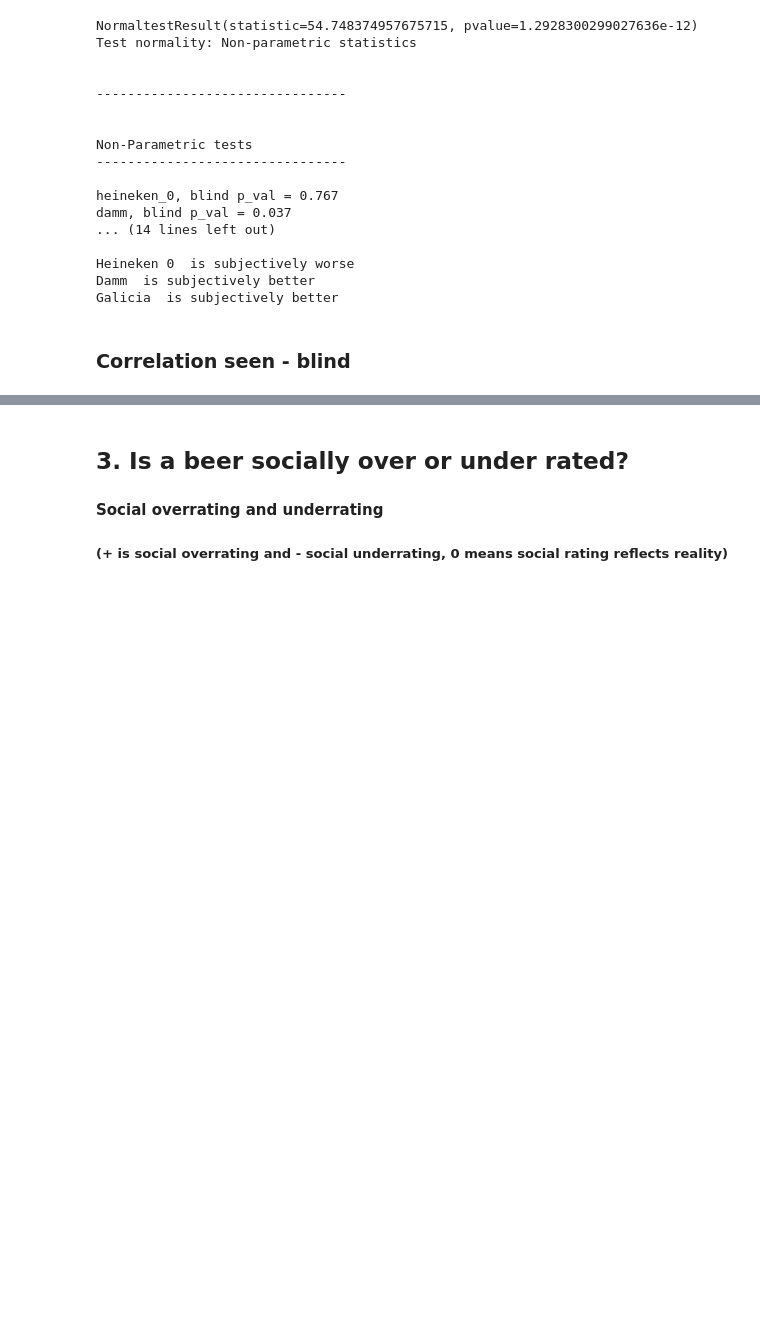
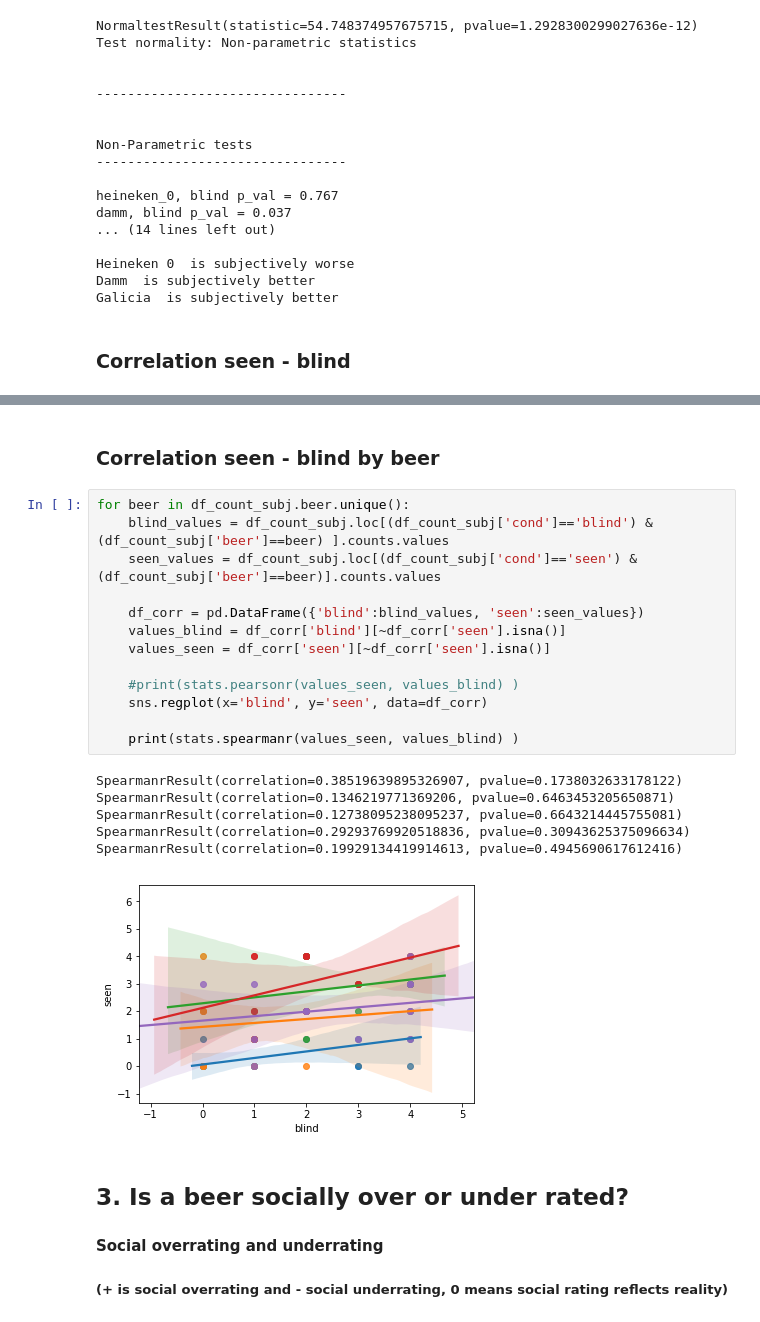
Before and after one commit to davidbestue/Retreat_2019, a Jupyter notebook: Beer_blind/analysis_beer.ipynb, the cells around one changed output, grey strips where cells are left out. Saved outputs shown, nothing was run; the diff lists cells and outputs as text; blank space fills up the shorter version.

```diff
--- a/Beer_blind/analysis_beer.ipynb
+++ b/Beer_blind/analysis_beer.ipynb
@@ -361,6 +361,28 @@ print(stats.spearmanr(values_seen, values_blind) )
 (0.2979270115341687, 0.012247905150384934)
 SpearmanrResult(correlation=0.3116884068511294, pvalue=0.00862429331911762)
 [figure]
+# %% [markdown]
+### Correlation seen - blind by beer
+# %%
+for beer in df_count_subj.beer.unique():
+    blind_values = df_count_subj.loc[(df_count_subj['cond']=='blind') & (df_count_subj['beer']==beer) ].counts.values
+    seen_values = df_count_subj.loc[(df_count_subj['cond']=='seen') & (df_count_subj['beer']==beer)].counts.values
+
+    df_corr = pd.DataFrame({'blind':blind_values, 'seen':seen_values})
+    values_blind = df_corr['blind'][~df_corr['seen'].isna()]
+    values_seen = df_corr['seen'][~df_corr['seen'].isna()]
+
+    #print(stats.pearsonr(values_seen, values_blind) )
+    sns.regplot(x='blind', y='seen', data=df_corr)
+
+    print(stats.spearmanr(values_seen, values_blind) )
+# %% [output]
+SpearmanrResult(correlation=0.38519639895326907, pvalue=0.1738032633178122)
+SpearmanrResult(correlation=0.1346219771369206, pvalue=0.6463453205650871)
+SpearmanrResult(correlation=0.12738095238095237, pvalue=0.6643214445755081)
+SpearmanrResult(correlation=0.29293769920518836, pvalue=0.30943625375096634)
+SpearmanrResult(correlation=0.19929134419914613, pvalue=0.4945690617612416)
+[figure, added]
 # %% [markdown]
 ## 3. Is a beer socially over or under rated?
 ####  Social overrating and underrating
```
Also changed, not shown: parts of 1 cell of this notebook.
